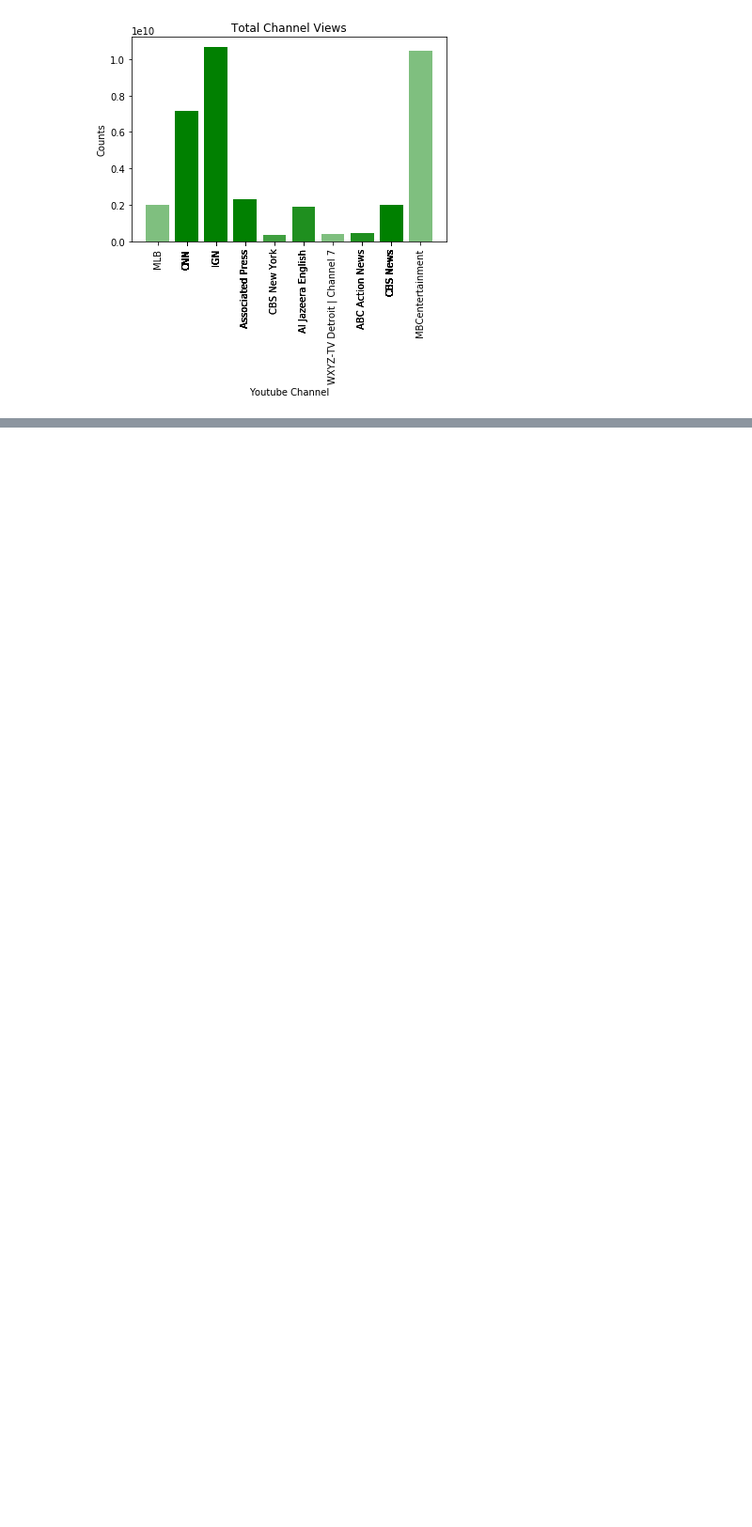
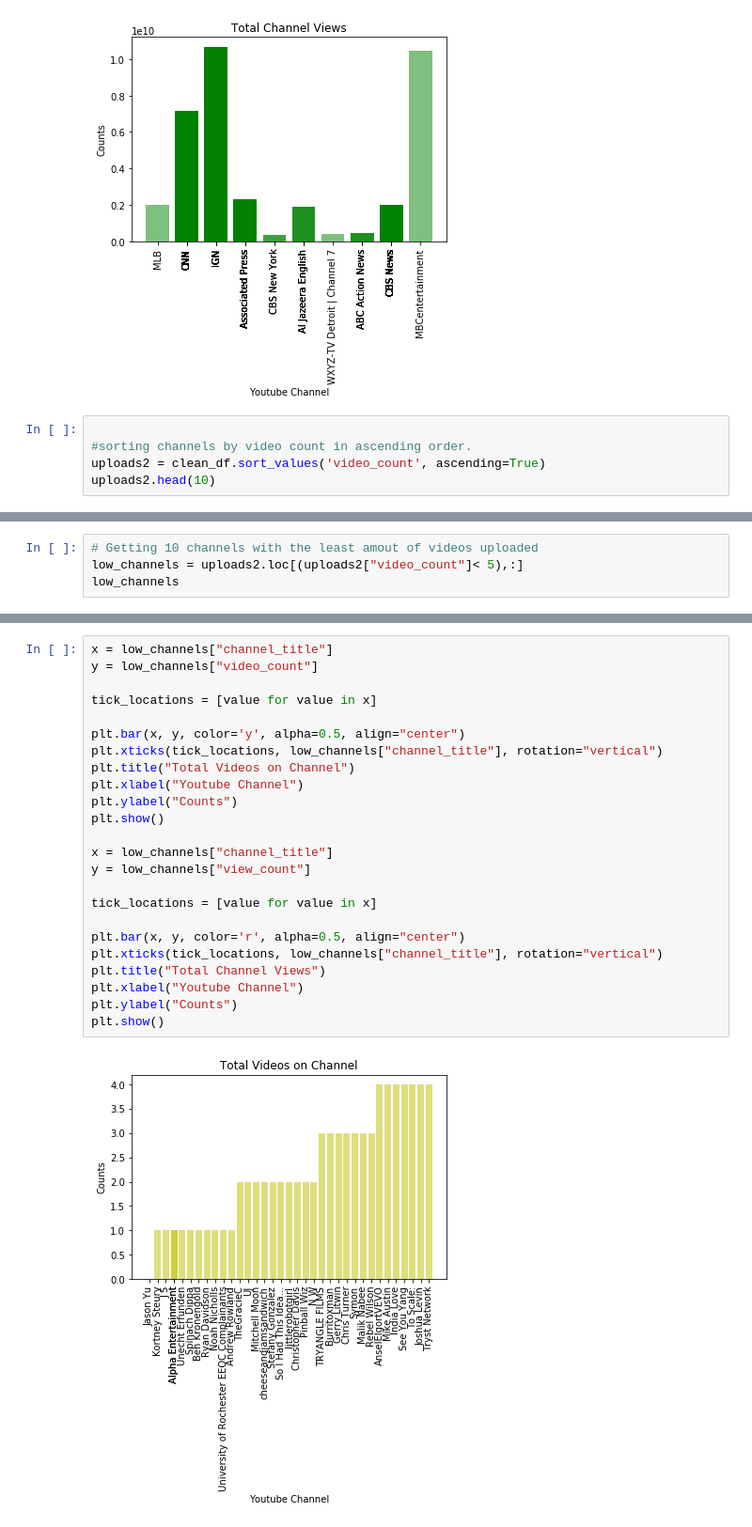
Before and after one commit to hannah8075/youtube-analysis, a Jupyter notebook: vidcount_vs_viewcount.ipynb, the cells around one changed output, grey strips where cells are left out. Shown: that part at 94% size. Saved outputs shown, nothing was run; the diff lists cells and outputs as text; blank space fills up the shorter version.

```diff
--- a/vidcount_vs_viewcount.ipynb
+++ b/vidcount_vs_viewcount.ipynb
@@ -118,3 +123,8 @@ plt.show()
 # %% [output]
 [figure]
 [figure]
+# %%
+
+#sorting channels by video count in ascending order.
+uploads2 = clean_df.sort_values('video_count', ascending=True)
+uploads2.head(10)
@@ -120,0 +145,4 @@ plt.show()
+# %%
+# Getting 10 channels with the least amout of videos uploaded
+low_channels = uploads2.loc[(uploads2["video_count"]< 5),:]
+low_channels
@@ -120,0 +169,26 @@ plt.show()
+# %%
+x = low_channels["channel_title"]
+y = low_channels["video_count"]
+
+tick_locations = [value for value in x]
+
+plt.bar(x, y, color='y', alpha=0.5, align="center")
+plt.xticks(tick_locations, low_channels["channel_title"], rotation="vertical")
+plt.title("Total Videos on Channel")
+plt.xlabel("Youtube Channel")
+plt.ylabel("Counts")
+plt.show()
+
+x = low_channels["channel_title"]
+y = low_channels["view_count"]
+
+tick_locations = [value for value in x]
+
+plt.bar(x, y, color='r', alpha=0.5, align="center")
+plt.xticks(tick_locations, low_channels["channel_title"], rotation="vertical")
+plt.title("Total Channel Views")
+plt.xlabel("Youtube Channel")
+plt.ylabel("Counts")
+plt.show()
+# %% [output]
+[figure, added]
```
Also changed, not shown: parts of 8 cells of this notebook.
